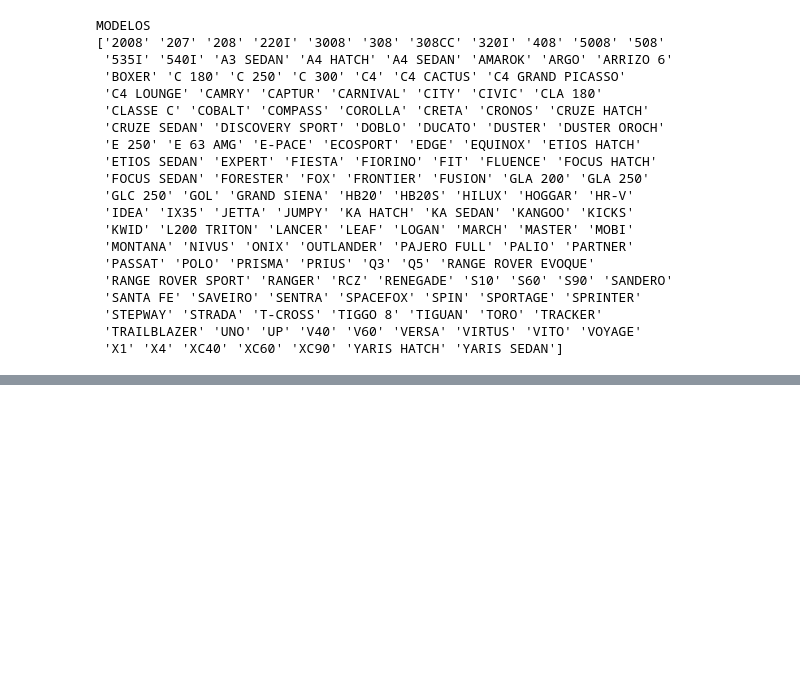
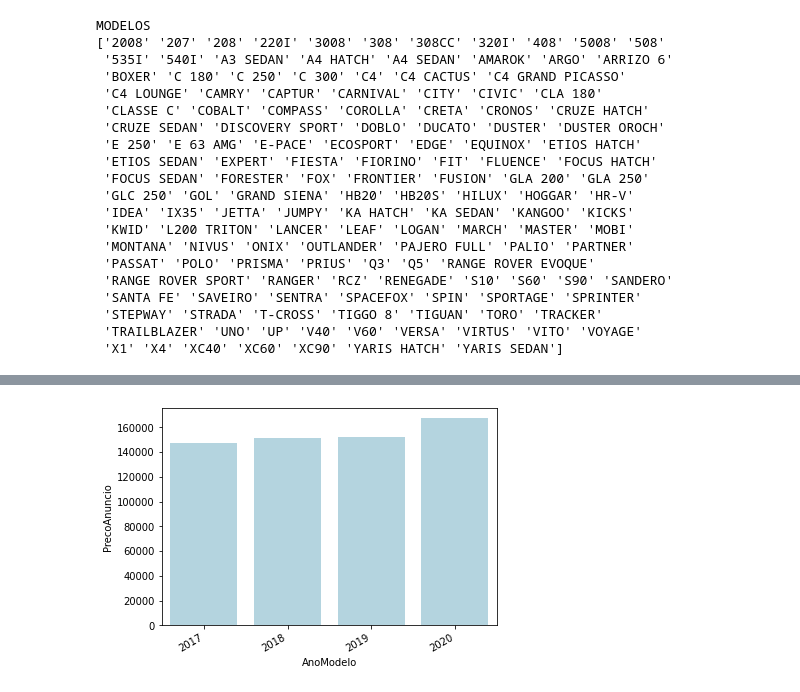
Before and after one commit to engpedrorsc/analise_zoss, a Jupyter notebook: notebook.ipynb, the cells around one changed output, grey strips where cells are left out. Cells and saved outputs as stored; diff of their text form; code cells hidden in the pictures; blank space fills up the shorter version.

```diff
--- a/notebook.ipynb
+++ b/notebook.ipynb
@@ -200,0 +235,7 @@ plt.show()
+# %%
+group = 'AnoModelo'
+info = 'PrecoAnuncio'
+df_group = df_fuel_filtered.groupby([group]).mean()
+plot(df_group, info, type='barplot')
+# %% [output]
+[figure, added]
```
Also changed, not shown: parts of 36 cells of this notebook, 1 other file.
